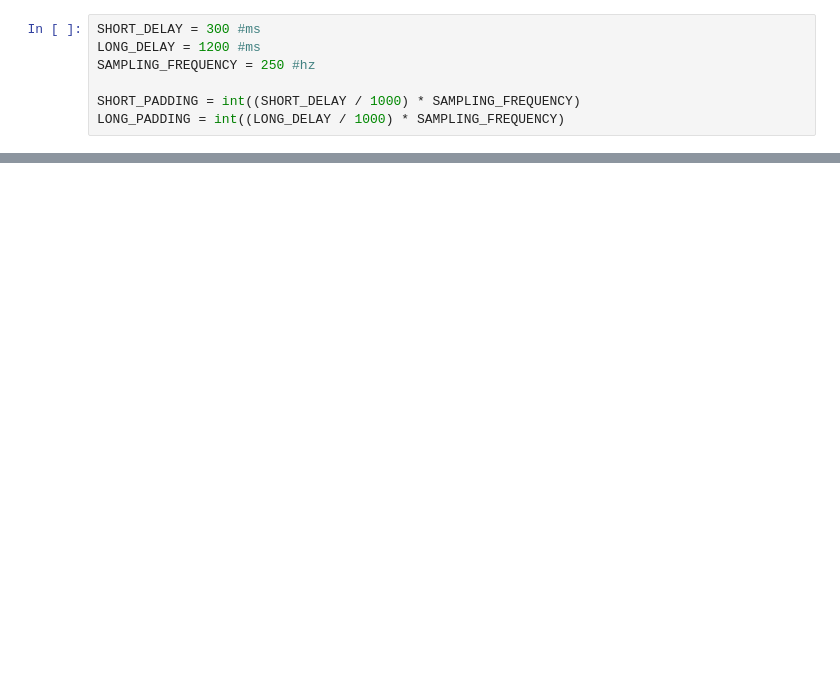
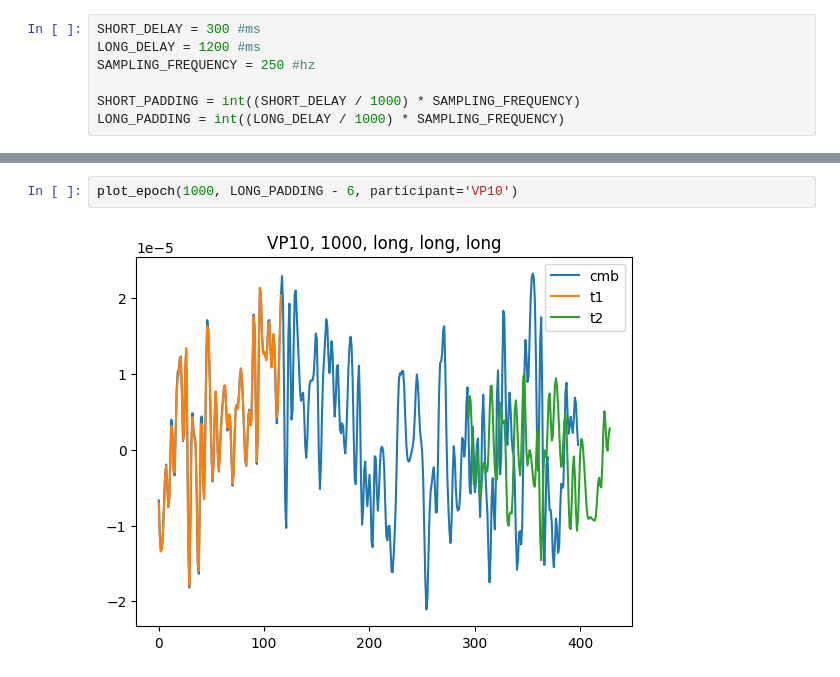
Before and after one commit to rickdott/prp, a Jupyter notebook: notebooks/delay_analysis.ipynb, the cells around one changed output, grey strips where cells are left out. Saved outputs shown, nothing was run; the diff lists cells and outputs as text; blank space fills up the shorter version.

```diff
--- a/notebooks/delay_analysis.ipynb
+++ b/notebooks/delay_analysis.ipynb
@@ -63,0 +91,4 @@ plot_epoch(75, SHORT_PADDING - 6, vertical=-0.0000070)
+# %%
+plot_epoch(1000, LONG_PADDING - 6, participant='VP10')
+# %% [output]
+[figure, added]
```
Also changed, not shown: parts of 12 cells of this notebook, 3 other files.
